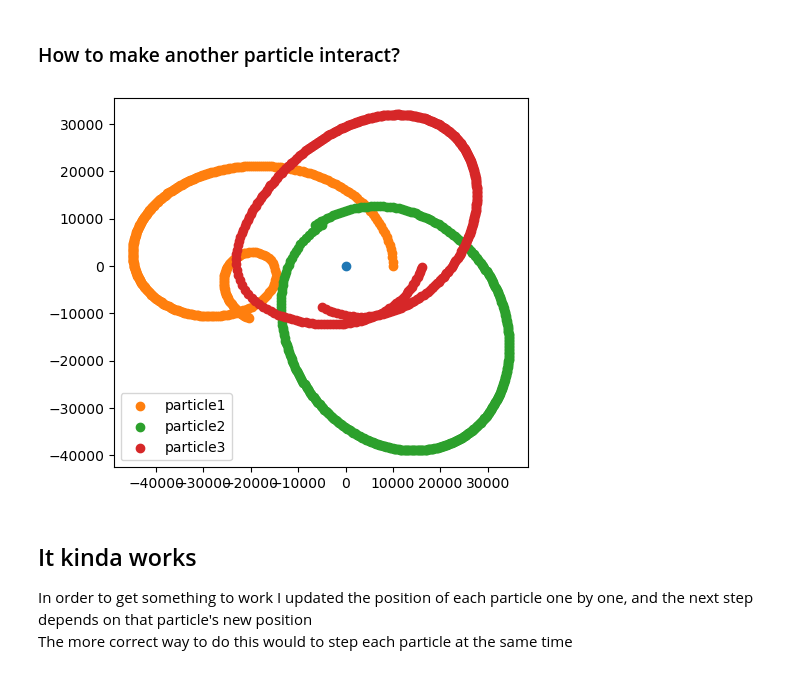
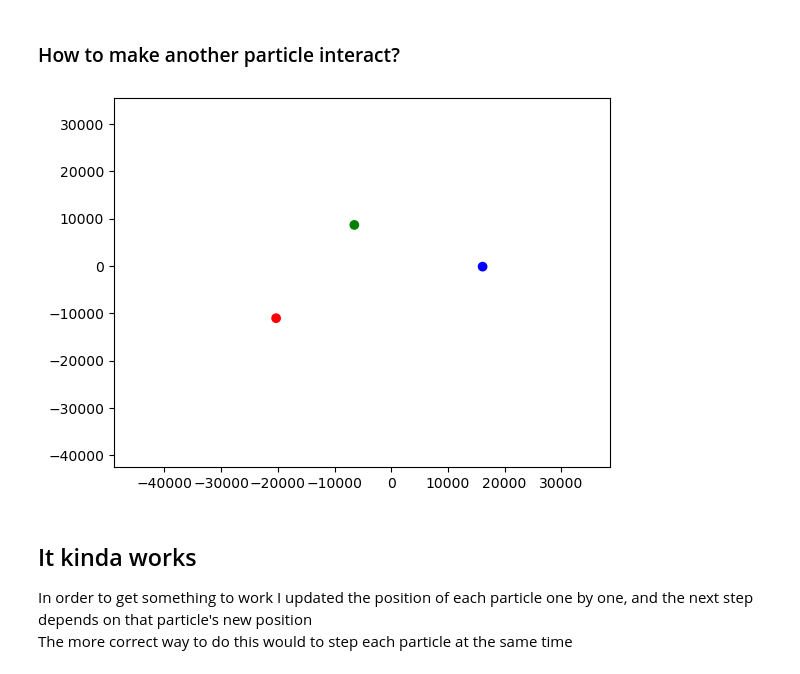
Before and after one commit to Isgig/Isgig, a Jupyter notebook: simulating.ipynb, the cells around one changed output. Cells and saved outputs as stored; diff of their text form; code cells hidden in the pictures.

```diff
--- a/simulating.ipynb
+++ b/simulating.ipynb
@@ -56,6 +56,7 @@ plt.show()
 import numpy as np
 import numpy.linalg as la
 import matplotlib.pyplot as plt
+import matplotlib.animation as anim
 
 ## Initial conditions
 class particle(object):
@@ -84,41 +85,49 @@ class particle(object):
         self.xpos += 0.5*self.xvel*dt**2
         self.ypos += 0.5*self.yvel*dt**2
 
 
 one = particle(1e4, 0, 0, 18e2, 0, 0, 5e20)
 two = particle(1e4*np.cos(2*np.pi/3), 1e4*np.sin(2*np.pi/3), -18e2*np.sin(2*np.pi/3), 18e2*np.cos(2*np.pi/3), 0, 0, 5e20)
 three = particle(1e4*np.cos(4*np.pi/3), 1e4*np.sin(4*np.pi/3), -18e2*np.sin(4*np.pi/3), 18e2*np.cos(4*np.pi/3), 0, 0, 5e20)
 
 ## Simulation parameters
 start = 0
 stop = 400
 totaltime = stop - start
 delt = 1
+gconst = 6.67e-11
 
 # Simulaiton routine
 simulation1, simulation2, simulation3 = [], [], []
 for i in range(int(totaltime//delt)):
     simulation1.append([one.xpos, one.ypos])
     simulation2.append([two.xpos, two.ypos])
     simulation3.append([three.xpos, three.ypos])
-    gconst = 6.67e-11
     one.step(gravconst=gconst, dt=delt, others=[two, three])
     two.step(gravconst=gconst, dt=delt, others=[three, one])
     three.step(gravconst=gconst, dt=delt, others=[one, two])
 
 simulation1 = np.array(simulation1).astype(float)
 simulation2 = np.array(simulation2).astype(float)
+simulation3 = np.array(simulation3).astype(float)
 
 fig, ax = plt.subplots()
-ax.scatter(0,0)
-ax.scatter(np.transpose(simulation1)[0], np.transpose(simulation1)[1], label='particle1')
-ax.scatter(np.transpose(simulation2)[0], np.transpose(simulation2)[1], label='particle2')
-ax.scatter(np.transpose(simulation3)[0], np.transpose(simulation3)[1], label='particle3')
-ax.set_aspect('equal')
-ax.legend()
+# ax.scatter(np.transpose(simulation1)[0], np.transpose(simulation1)[1], label='particle1').findobj
+# ax.scatter(np.transpose(simulation2)[0], np.transpose(simulation2)[1], label='particle2')
+# ax.scatter(np.transpose(simulation3)[0], np.transpose(simulation3)[1], label='particle3')
+
+artists = []
+colors = ['red', 'green', 'blue']
+for i in range(int(totaltime//delt)):
+    container = ax.scatter([simulation1[i][0], simulation2[i][0], simulation3[i][0]], [simulation1[i][1], simulation2[i][1], simulation3[i][1]], color=colors)
+    artists.append(container.findobj())
+
+ani = anim.ArtistAnimation(fig=fig, artists=artists, interval=4000)
+writer = anim.writers['ffmpeg'](fps=5)
+ani.save("gravitysimulation.mp4", writer=writer, dpi=20)
 plt.show()
 # %% [output]
-[figure, old version]
+[figure, new version]
 # %% [markdown]
 ## It kinda works
 In order to get something to work I updated the position of each particle one by one, and the next step depends on that particle's new position\
```
